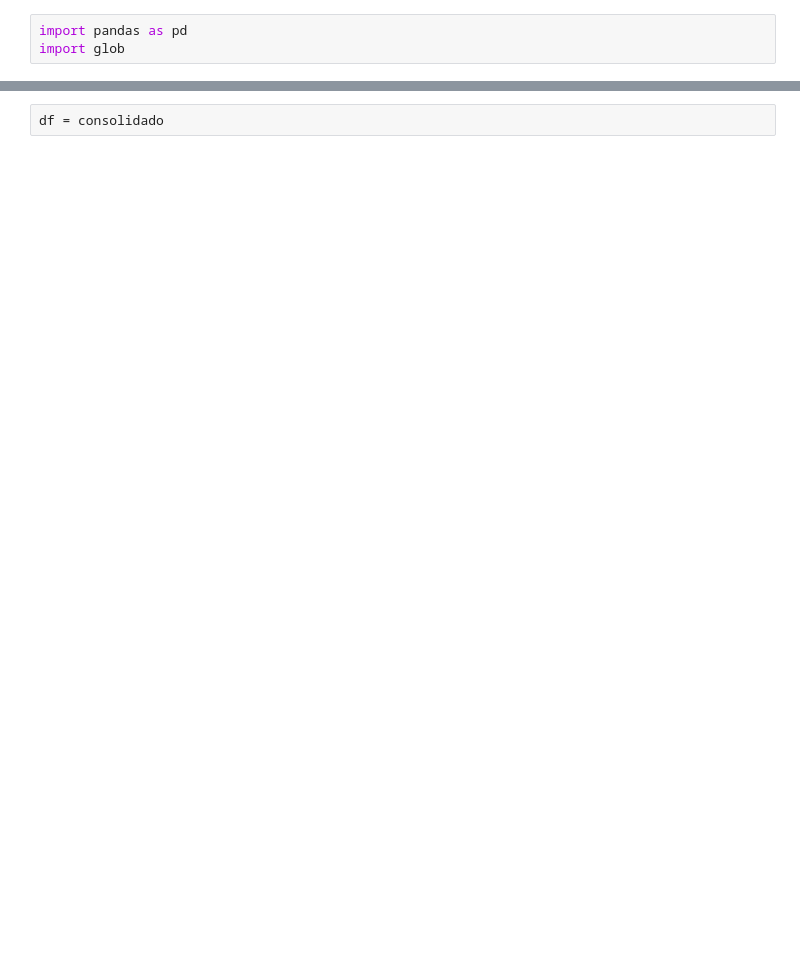
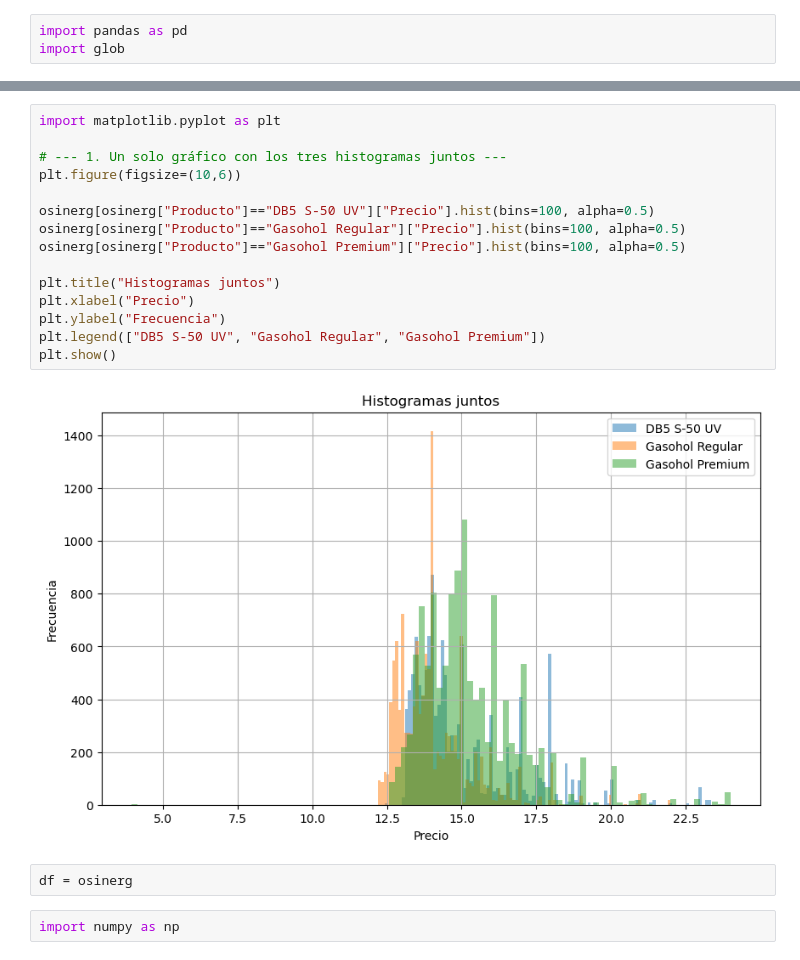
Before and after one commit to jhersoncueva/PEU_INEI_Proyecto_Integrador_IPC, a Jupyter notebook: ipc-webscraping/clean_osinergmin.ipynb, the cells around one changed output, grey strips where cells are left out. Drawn from its saved outputs; the diff is of its cells as text; blank space fills up the shorter version.

```diff
--- a/ipc-webscraping/clean_osinergmin.ipynb
+++ b/ipc-webscraping/clean_osinergmin.ipynb
@@ -45,3 +42,22 @@ consolidado
+# %%
+import matplotlib.pyplot as plt
+
+# --- 1. Un solo gráfico con los tres histogramas juntos ---
+plt.figure(figsize=(10,6))
+
+osinerg[osinerg["Producto"]=="DB5 S-50 UV"]["Precio"].hist(bins=100, alpha=0.5)
+osinerg[osinerg["Producto"]=="Gasohol Regular"]["Precio"].hist(bins=100, alpha=0.5)
+osinerg[osinerg["Producto"]=="Gasohol Premium"]["Precio"].hist(bins=100, alpha=0.5)
+
+plt.title("Histogramas juntos")
+plt.xlabel("Precio")
+plt.ylabel("Frecuencia")
+plt.legend(["DB5 S-50 UV", "Gasohol Regular", "Gasohol Premium"])
+plt.show()
+# %% [output]
+[figure, added]
 # %%
-df = consolidado
+df = osinerg
+# %%
+import numpy as np
 # %%
```
Also changed, not shown: parts of 8 cells of this notebook.
